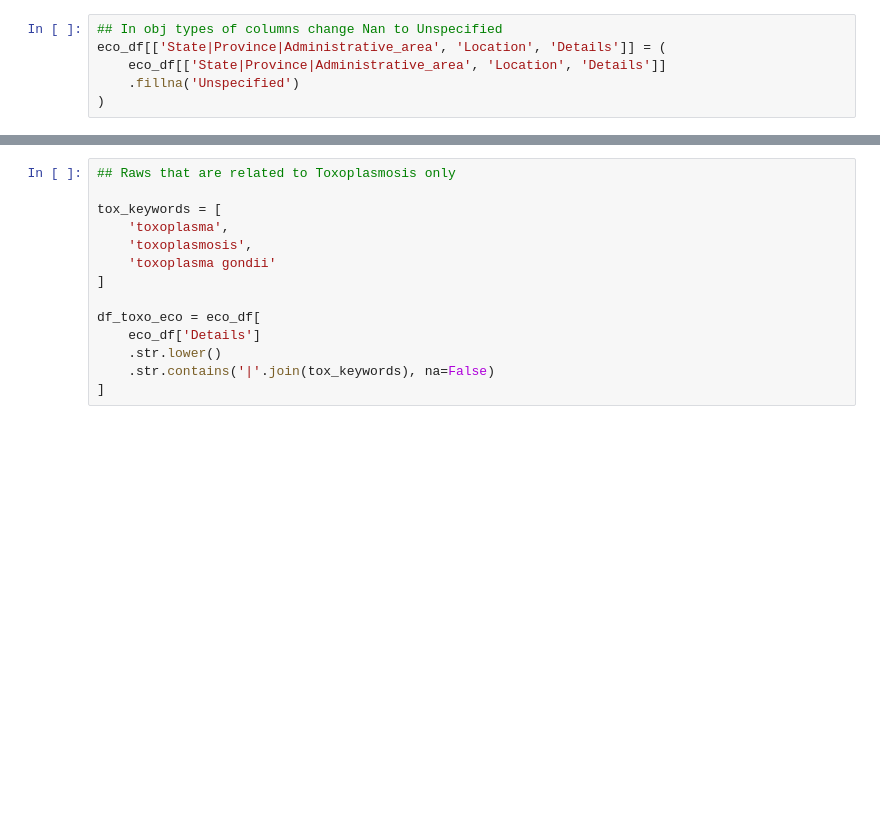
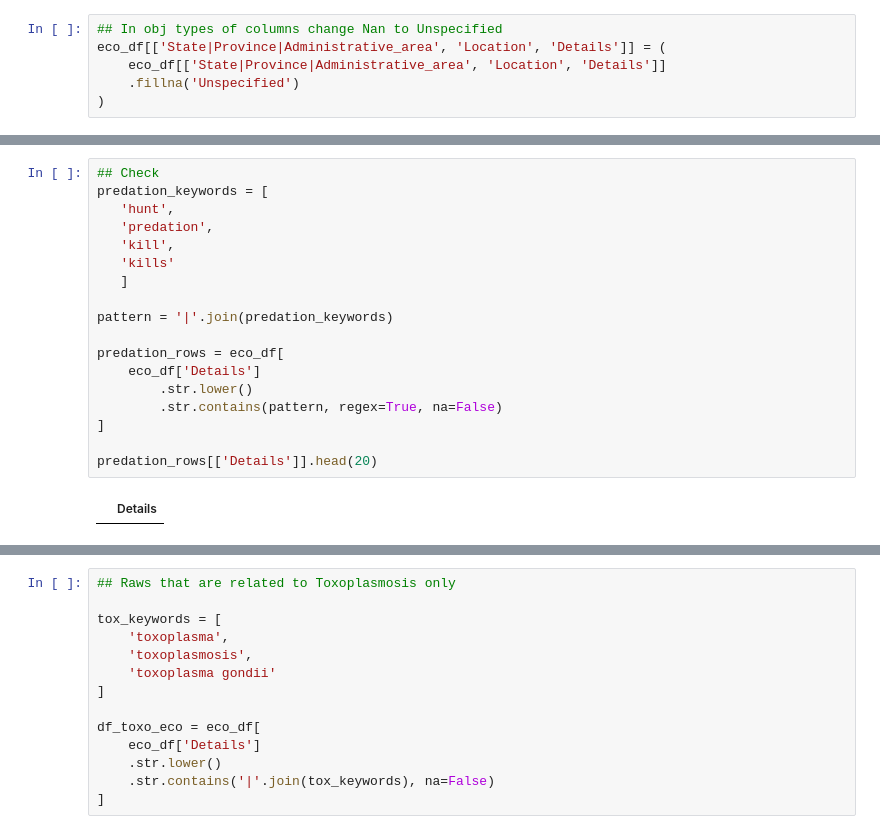
Before and after one commit to liza-drini/ceu-ds-project-C-2026, a Jupyter notebook: src/aiana_cost.ipynb, the cells around one changed output, grey strips where cells are left out. Cells and saved outputs as stored; diff of their text form; blank space fills up the shorter version.

```diff
--- a/src/aiana_cost.ipynb
+++ b/src/aiana_cost.ipynb
@@ -295,0 +313,20 @@ eco_df[['State|Province|Administrative_area', 'Location', 'Details']] = (
+# %%
+## Check
+predation_keywords = [
+   'hunt',
+   'predation',
+   'kill',
+   'kills'
+   ]
+
+pattern = '|'.join(predation_keywords)
+
+predation_rows = eco_df[
+    eco_df['Details']
+        .str.lower()
+        .str.contains(pattern, regex=True, na=False)
+]
+
+predation_rows[['Details']].head(20)
+# %% [output]
+|  | Details |
```
Also changed, not shown: parts of 9 cells of this notebook, 3 other files.
